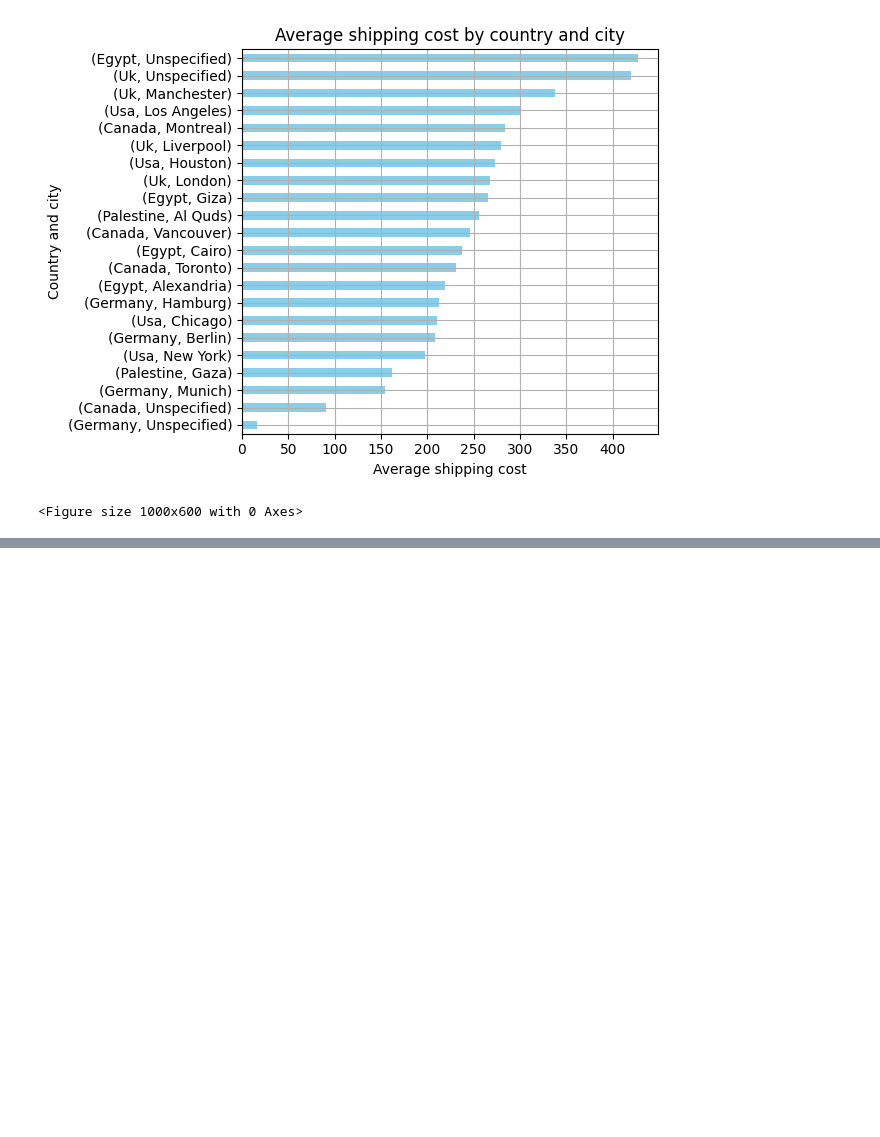
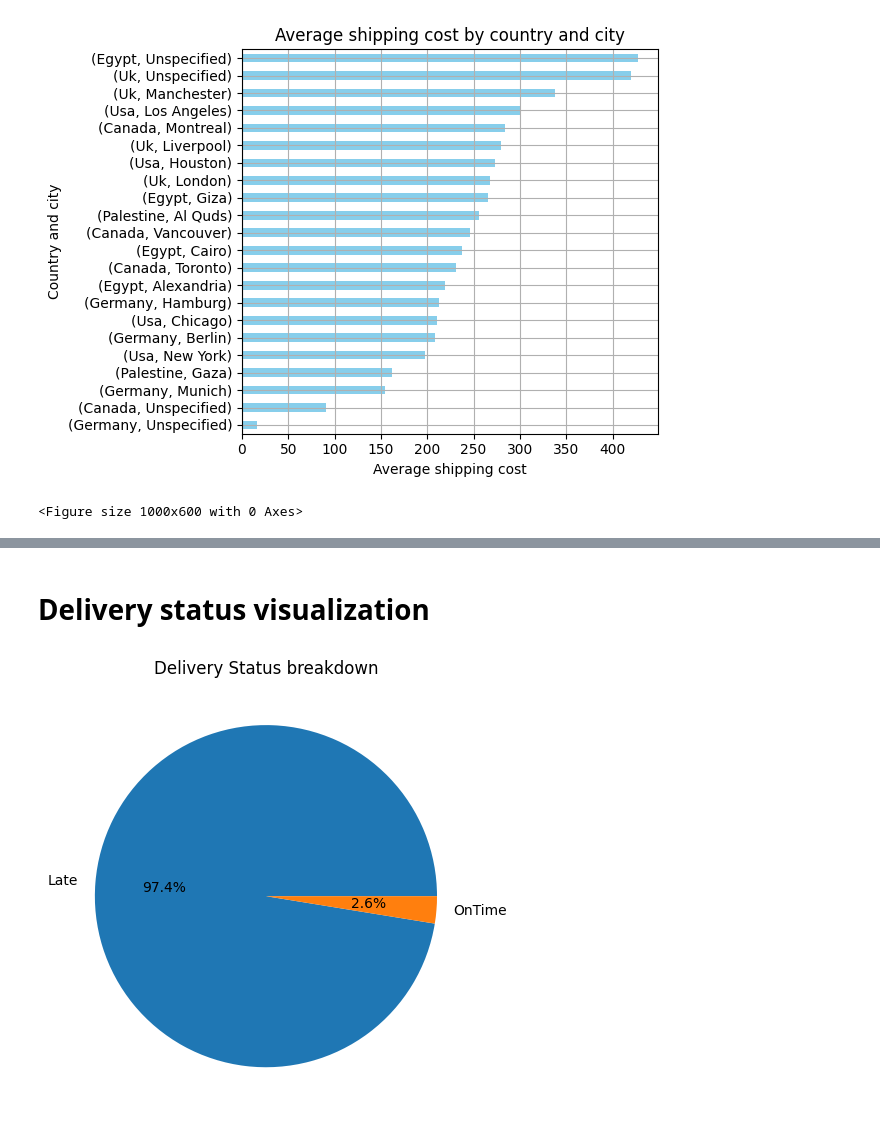
Before and after one commit to julian190/data-cleaning-project, a Jupyter notebook: notebooks/Pandas working with sample data.ipynb, the cells around one changed output, grey strips where cells are left out. Cells and saved outputs as stored; diff of their text form; code cells hidden in the pictures; blank space fills up the shorter version.

```diff
--- a/notebooks/Pandas working with sample data.ipynb
+++ b/notebooks/Pandas working with sample data.ipynb
@@ -216,0 +238,14 @@ plt.show()
+# %% [markdown]
+# Delivery status visualization
+# %%
+df["DeliveryStatus"].value_counts().plot(kind="pie", autopct="%1.1f%%")
+
+plt.title("Delivery Status breakdown")
+
+plt.ylabel("")
+
+plt.tight_layout()
+
+plt.show()
+# %% [output]
+[figure, added]
```
Also changed, not shown: parts of 4 cells of this notebook.
